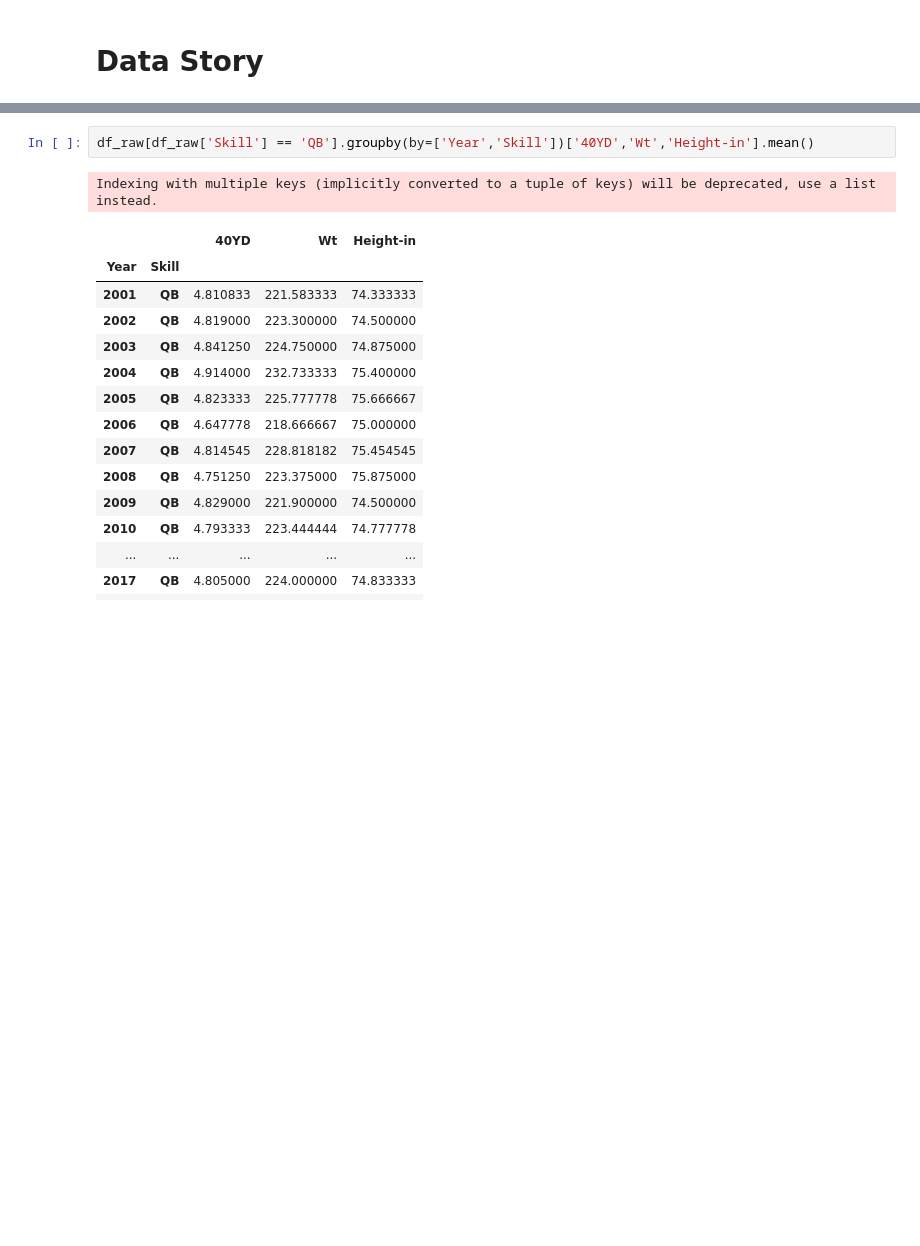
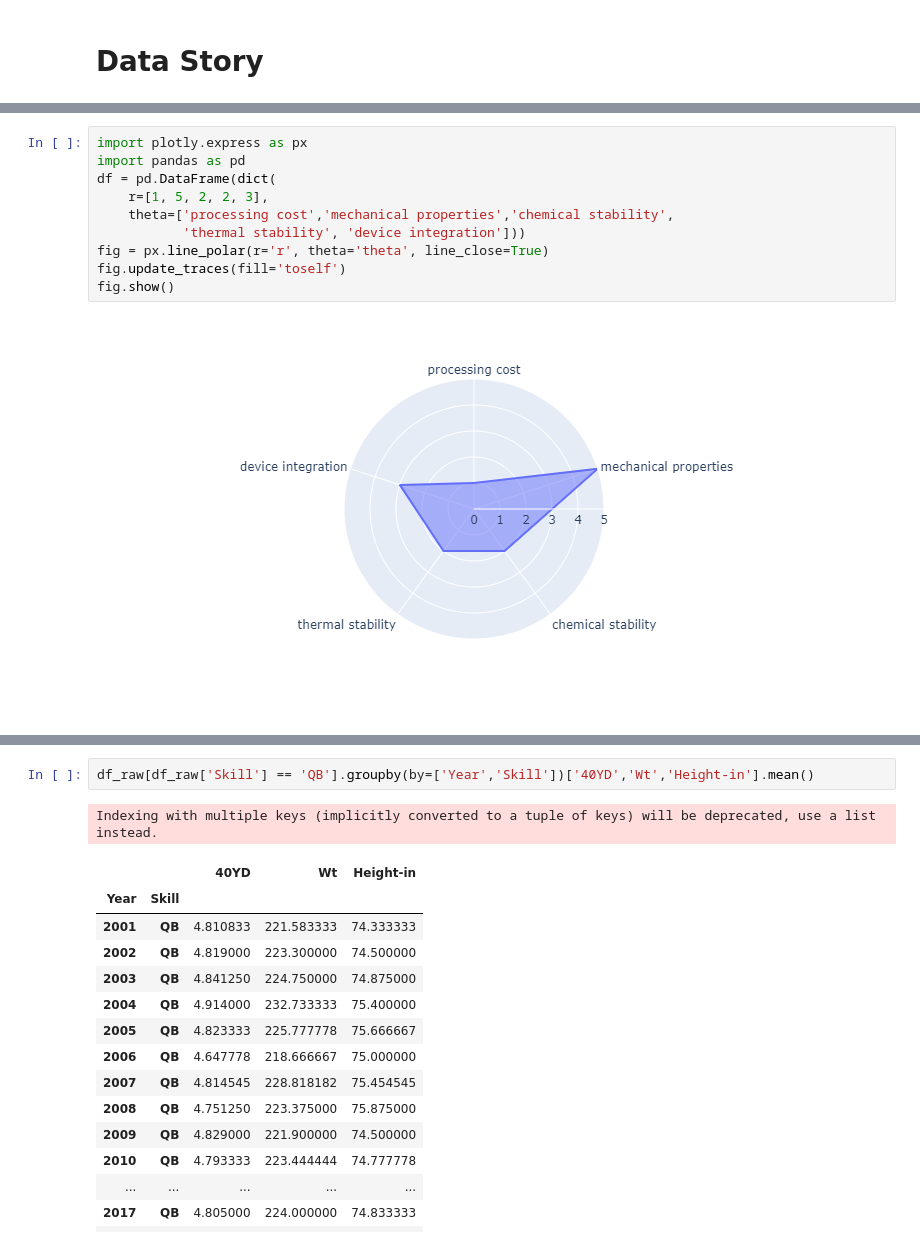
Before and after one commit to mikesbin99/Springboard_EX_DataStory, a Jupyter notebook: DataStoryNFLDraftCombine.ipynb, the cells around one changed output, grey strips where cells are left out. Drawn from its saved outputs; the diff is of its cells as text; blank space fills up the shorter version.

```diff
--- a/DataStoryNFLDraftCombine.ipynb
+++ b/DataStoryNFLDraftCombine.ipynb
@@ -138,0 +324,12 @@ df_raw
+# %%
+import plotly.express as px
+import pandas as pd
+df = pd.DataFrame(dict(
+    r=[1, 5, 2, 2, 3],
+    theta=['processing cost','mechanical properties','chemical stability',
+           'thermal stability', 'device integration']))
+fig = px.line_polar(r='r', theta='theta', line_close=True)
+fig.update_traces(fill='toself')
+fig.show()
+# %% [output]
+[figure, added]
```
Also changed, not shown: parts of 41 cells of this notebook.
